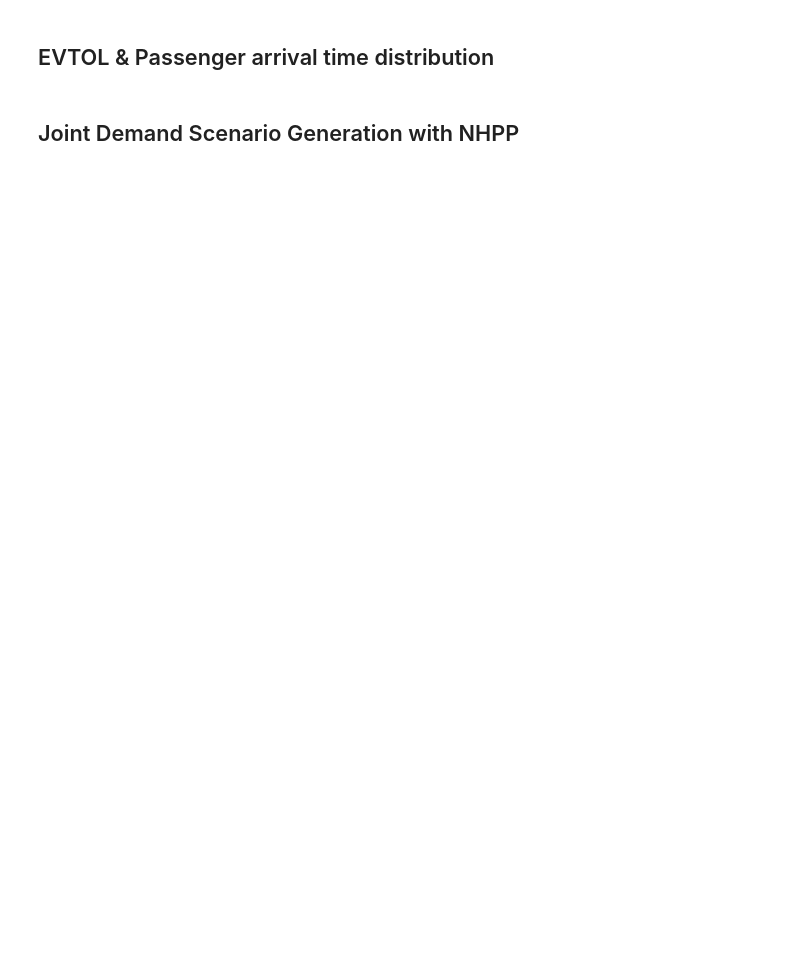
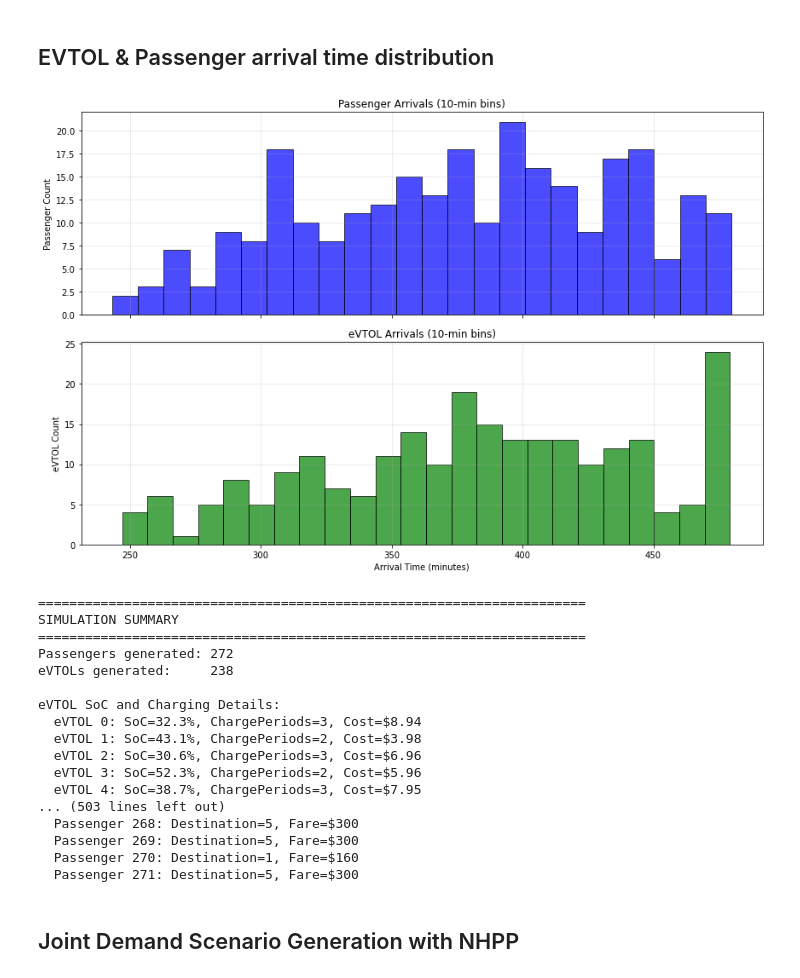
Before and after one commit to DDNALab/uam_fleet_scheduling, a Jupyter notebook: Code/Price_EvtolPass_Sto.ipynb, the cells around one changed output. Saved outputs shown, nothing was run; the diff lists cells and outputs as text; code cells hidden in the pictures; blank space fills up the shorter version.

```diff
--- a/Code/Price_EvtolPass_Sto.ipynb
+++ b/Code/Price_EvtolPass_Sto.ipynb
@@ -166,6 +198,67 @@ def simulate_evtol_and_passengers(seed=60, plot=True):
         "destinations": destination_of_passenger,
         "fares": fare_of_passenger
     }
+# %%
+# ============================================================
+# Main Execution
+# ============================================================
+if __name__ == "__main__":
+    """
+    Entry point for simulation stage.
+    Generates and visualizes base passenger & eVTOL arrival data.
+    """
+
+    # ------------------------------------------------------------
+    # 🚀 Run Base Simulation
+    # ------------------------------------------------------------
+    results = simulate_evtol_and_passengers(
+        seed=SEED,
+        soc_min=SOC_MIN,
+        battery_capacity=BATTERY_CAPACITY,
+        charging_rate=CHARGING_RATE,
+        num_destinations=NUM_DESTINATIONS,
+        destination_fares=DESTINATION_FARES,
+        plot=True
+    )
+
+    # ------------------------------------------------------------
+    # 📊 Display Summary
+    # ------------------------------------------------------------
+    print("=" * 70)
+    print("SIMULATION SUMMARY")
+    print("=" * 70)
+    print(f"Passengers generated: {len(results['passenger_arrivals'])}")
+    print(f"eVTOLs generated:     {len(results['evtol_arrivals'])}\n")
+
+    print("eVTOL SoC and Charging Details:")
+    for j, soc in results["SoC"].items():
+        print(f"  eVTOL {j}: SoC={soc:.1f}%, "
+              f"ChargePeriods={results['charging_periods'][j]}, "
+              f"Cost=${results['charging_cost'][j]:.2f}")
+
+    print("\nPassenger Destinations & Fares:")
+    for k, dest in results["destinations"].items():
+        print(f"  Passenger {k}: Destination={dest}, "
+              f"Fare=${results['fares'][k]}")
+# %% [output]
+[figure, added]
+======================================================================
+SIMULATION SUMMARY
+======================================================================
+Passengers generated: 272
+eVTOLs generated:     238
+
+eVTOL SoC and Charging Details:
+  eVTOL 0: SoC=32.3%, ChargePeriods=3, Cost=$8.94
+  eVTOL 1: SoC=43.1%, ChargePeriods=2, Cost=$3.98
+  eVTOL 2: SoC=30.6%, ChargePeriods=3, Cost=$6.96
+  eVTOL 3: SoC=52.3%, ChargePeriods=2, Cost=$5.96
+  eVTOL 4: SoC=38.7%, ChargePeriods=3, Cost=$7.95
+... (503 lines left out)
+  Passenger 268: Destination=5, Fare=$300
+  Passenger 269: Destination=5, Fare=$300
+  Passenger 270: Destination=1, Fare=$160
+  Passenger 271: Destination=5, Fare=$300
 # %% [markdown]
 ## Joint Demand Scenario Generation with NHPP
 # %%
```
Also changed, not shown: parts of 12 cells of this notebook.
